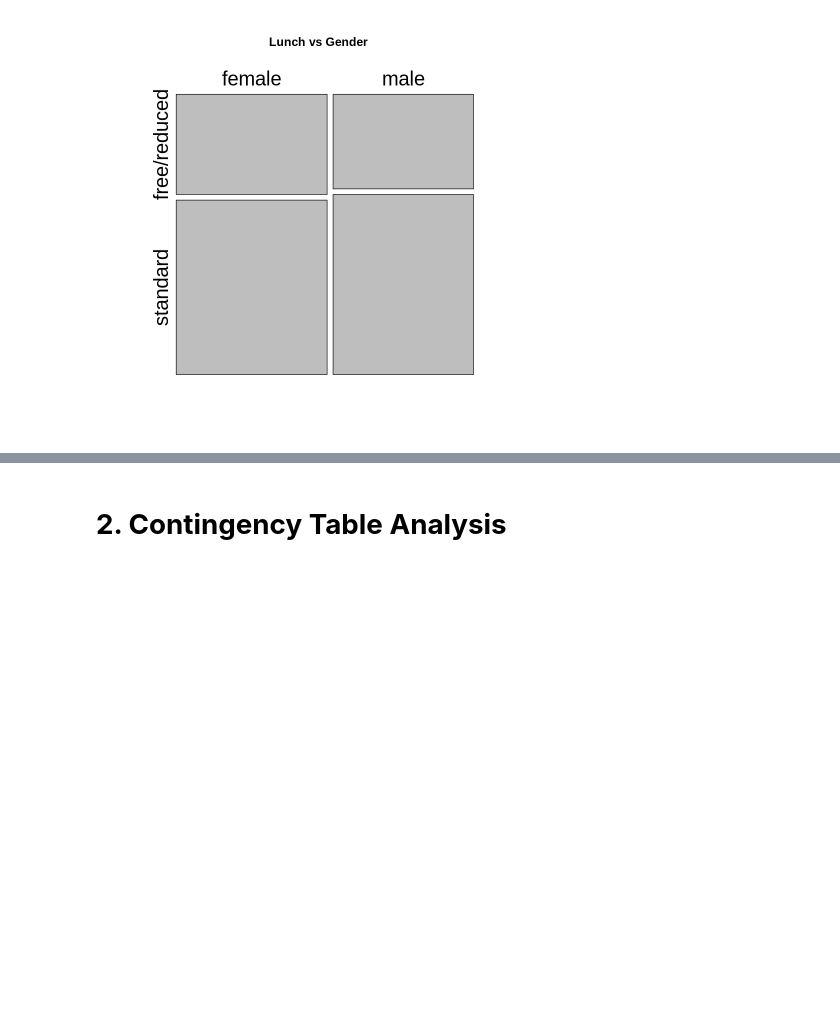
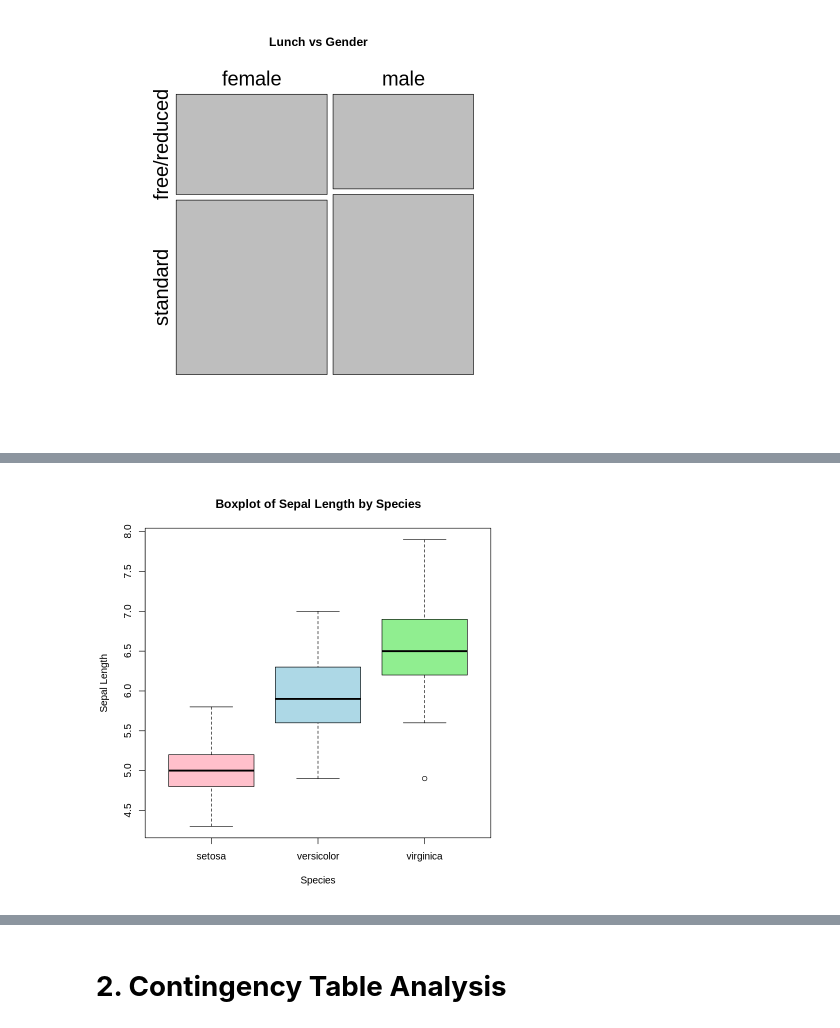
Before and after one commit to luuloi/AppliedBioinformatics2023, a Jupyter notebook: Lecture3/03_Statistics.ipynb, the cells around one changed output, grey strips where cells are left out. Cells and saved outputs as stored; diff of their text form; code cells hidden in the pictures; blank space fills up the shorter version.

```diff
--- a/Lecture3/03_Statistics.ipynb
+++ b/Lecture3/03_Statistics.ipynb
@@ -134,0 +141,4 @@ mosaicplot(table(data$gender, data$lunch), cex = 2, main="Lunch vs Gender")
+# %%
+boxplot(iris$Sepal.Length ~ iris$Species, main="Boxplot of Sepal Length by Species", xlab="Species", ylab="Sepal Length", col=c("pink","lightblue","lightgreen"))
+# %% [output]
+[figure, added]
```
Also changed, not shown: parts of 10 cells of this notebook.
